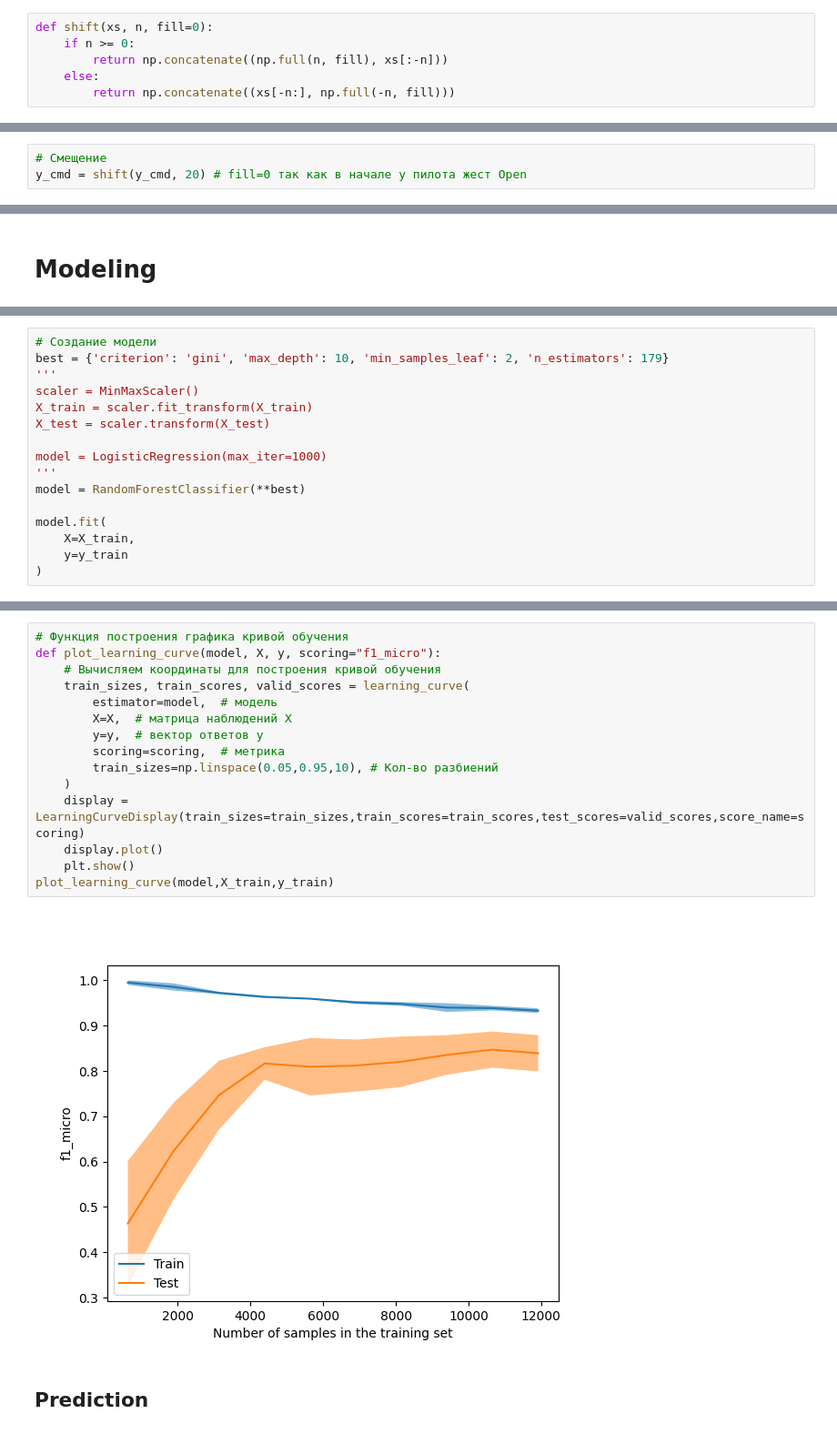
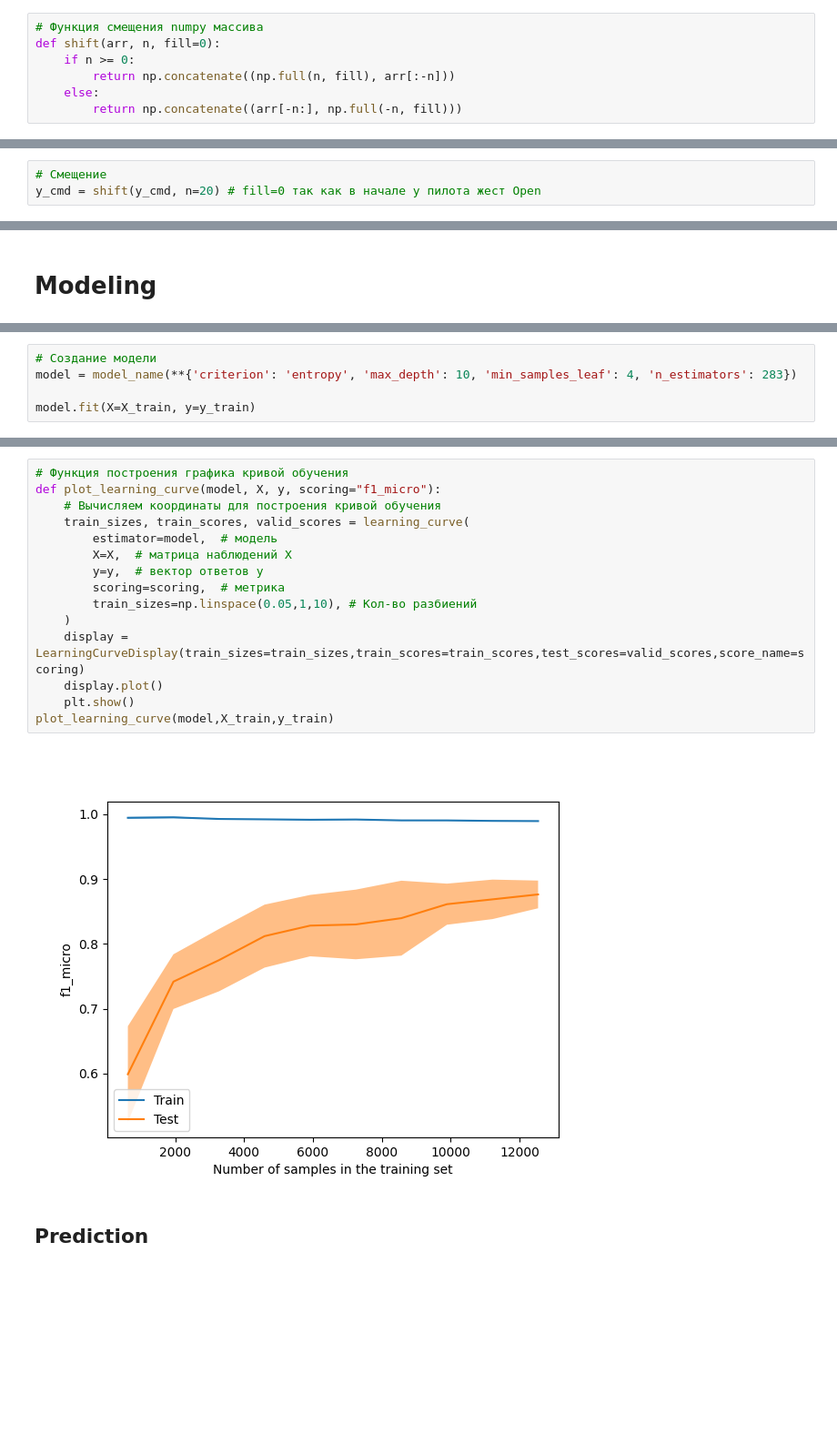
Before and after one commit to DenisBaburin/motorika_internship_team2, a Jupyter notebook: main.ipynb, the cells around one changed output, grey strips where cells are left out. Shown at 91% size. Drawn from its saved outputs; the diff is of its cells as text; blank space fills up the shorter version.

```diff
--- a/main.ipynb
+++ b/main.ipynb
@@ -265,7 +264,8 @@ plt.tight_layout()
 # %%
-def shift(xs, n, fill=0):
+# Функция смещения numpy массива
+def shift(arr, n, fill=0):
     if n >= 0:
-        return np.concatenate((np.full(n, fill), xs[:-n]))
+        return np.concatenate((np.full(n, fill), arr[:-n]))
     else:
-        return np.concatenate((xs[-n:], np.full(-n, fill)))
+        return np.concatenate((arr[-n:], np.full(-n, fill)))
 # %%
@@ -293,7 +292,7 @@ plt.tight_layout()
 [figure]
 # %%
 # Смещение
-y_cmd = shift(y_cmd, 20) # fill=0 так как в начале у пилота жест Open
+y_cmd = shift(y_cmd, n=20) # fill=0 так как в начале у пилота жест Open
 # %% [markdown]
 # Train-test split
 # %%
@@ -370,17 +371,6 @@ TPE is being used as the default algorithm.
 # %%
 # Создание модели
-best = {'criterion': 'gini', 'max_depth': 10, 'min_samples_leaf': 2, 'n_estimators': 179}
-'''
-scaler = MinMaxScaler()
-X_train = scaler.fit_transform(X_train)
-X_test = scaler.transform(X_test)
+model = model_name(**{'criterion': 'entropy', 'max_depth': 10, 'min_samples_leaf': 4, 'n_estimators': 283})
 
-model = LogisticRegression(max_iter=1000)
-'''
-model = RandomForestClassifier(**best)
-
-model.fit(
-    X=X_train,
-    y=y_train
-)
+model.fit(X=X_train, y=y_train)
 # %% [output]
@@ -388,20 +379,20 @@ RandomForestClassifier(max_depth=10, min_samples_leaf=2, n_estimators=179)
 # %%
 # Функция построения графика кривой обучения
 def plot_learning_curve(model, X, y, scoring="f1_micro"):
     # Вычисляем координаты для построения кривой обучения
     train_sizes, train_scores, valid_scores = learning_curve(
         estimator=model,  # модель
         X=X,  # матрица наблюдений X
         y=y,  # вектор ответов y
         scoring=scoring,  # метрика
-        train_sizes=np.linspace(0.05,0.95,10), # Кол-во разбиений
+        train_sizes=np.linspace(0.05,1,10), # Кол-во разбиений
     )
     display = LearningCurveDisplay(train_sizes=train_sizes,train_scores=train_scores,test_scores=valid_scores,score_name=scoring)
     display.plot()
     plt.show()
 plot_learning_curve(model,X_train,y_train)
 # %% [output]
-[figure, old version]
+[figure, new version]
 # %% [markdown]
 ## Prediction
 # %%
```
Also changed, not shown: parts of 10 cells of this notebook.
